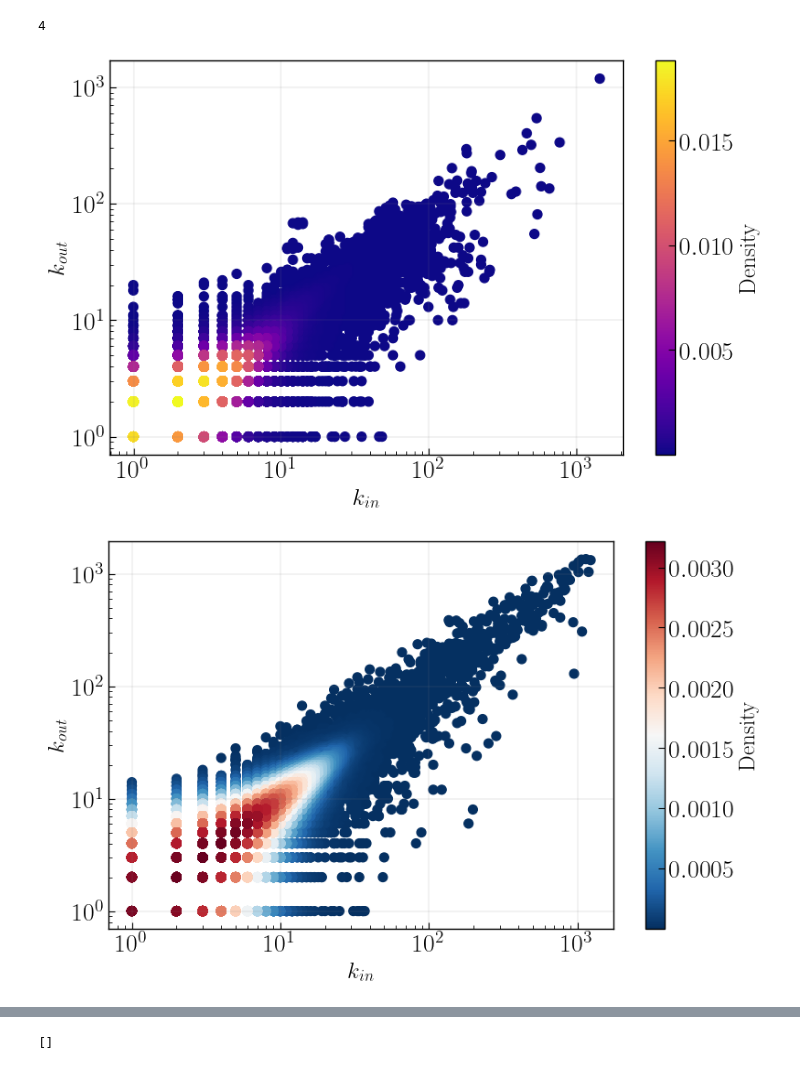
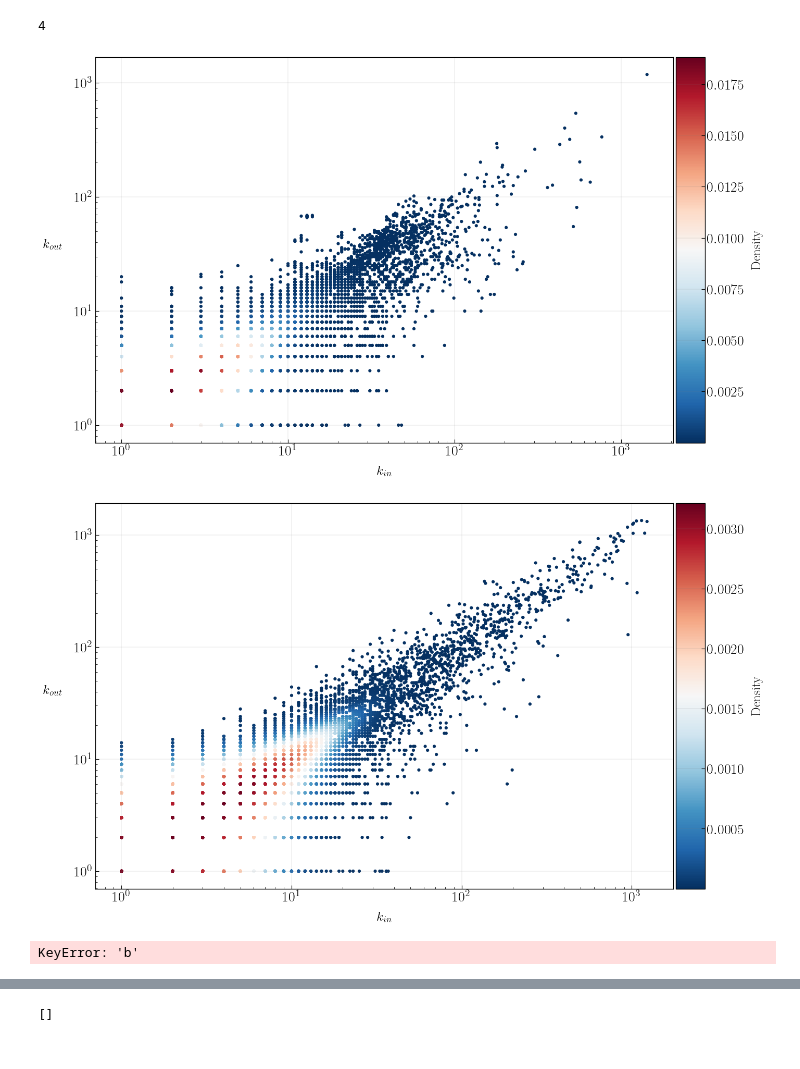
Before and after one commit to claudcelle/adtxns_paper, a Jupyter notebook: simulation_analysis.ipynb, the cells around one changed output, grey strips where cells are left out. Cells and saved outputs as stored; diff of their text form; code cells hidden in the pictures.

```diff
--- a/simulation_analysis.ipynb
+++ b/simulation_analysis.ipynb
@@ -437,16 +599,30 @@ find_key(sim_results,1,1)
 # %%
-# fig, ax = plt.subplots()
-xlab=r'$k_{in}$'
-ylab=r'$k_{out}$'
+# parametri comuni
+xlab = r"$k_{in}$"
+ylab = r"$k_{out}$"
+
+# 1. figura con assi fissi
+
 sarafu_data = sarafu['agents'][['in_deg','out_deg']]
-# def plot_scatter_kde(data, ax=None, x_label='X', y_label='Y', log_scale=False,cmap='plasma', **kwargs):
-plot_scatter_kde(sarafu_data.values, x_label=xlab,y_label=ylab,log_scale=True)
+fig, ax = fixed_axes(margins=(1.2, 0.8, 1.0, 0.4))
+plot_scatter_kde(sarafu_data.values, x_label=xlab,log_scale=True,ax=ax,cmap='RdBu_r')
+ax.set_ylabel(ylab,rotation=0,labelpad=30)
+save_figure(fig,f"{fig_path}/kin_kout_corr_sarafu.png")
+
+
 
 simulation_data = sim_results[4]['agents'][['in_deg','out_deg']]
-plot_scatter_kde(simulation_data.values, x_label=xlab,y_label=ylab,log_scale=True,cmap='RdBu_r')
+fig, ax = fixed_axes(margins=(1.2, 0.8, 1.0, 0.4))
+plot_scatter_kde(simulation_data.values, x_label=xlab,log_scale=True,cmap='RdBu_r',ax=ax)
+ax.set_ylabel(ylab,rotation=0,labelpad=30)
+save_figure(fig,f"{fig_path}/kin_kout_corr_simu_s1.png")
 # %% [output]
-[figure, old version]
+[figure, new version]
-[figure, old version]
+[figure, new version]
+# %%
+find_key(metadata_df,0.25,1)
+# %% [output]
+KeyError: 'b'
 # %%
 nbins = 51
 logbin = 1
```
Also changed, not shown: parts of 18 cells of this notebook, 2 other files.
